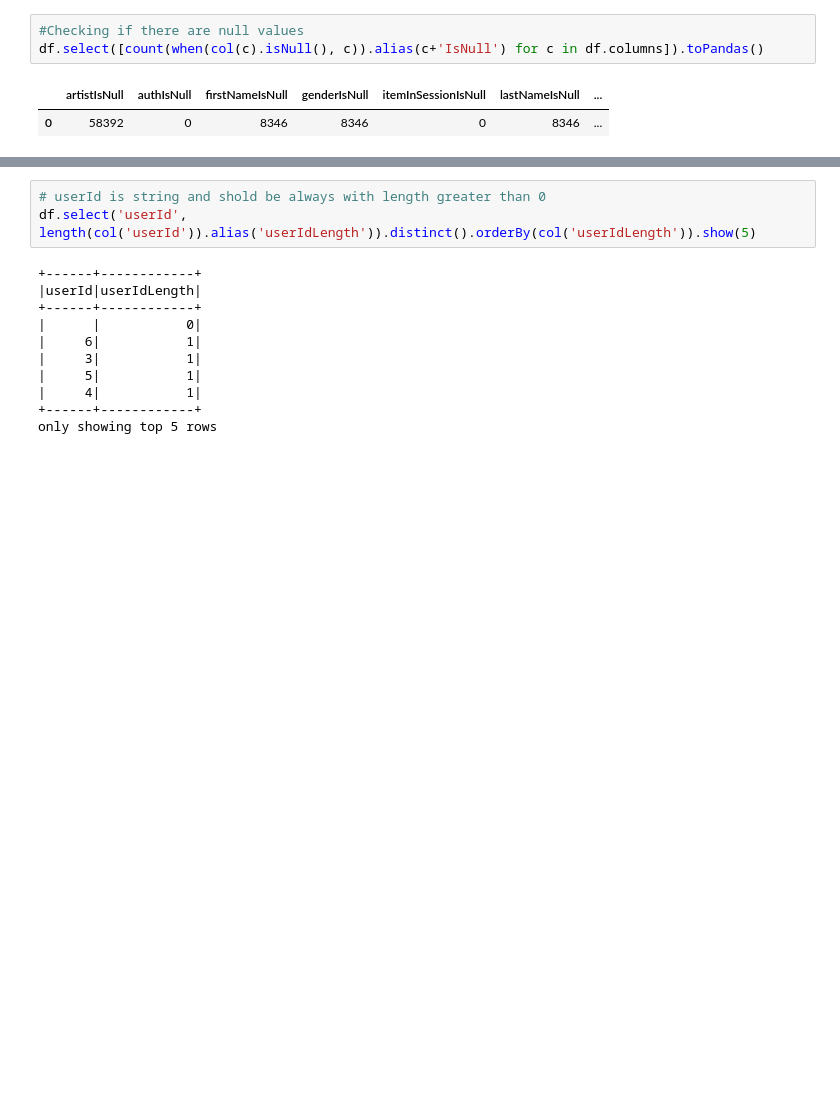
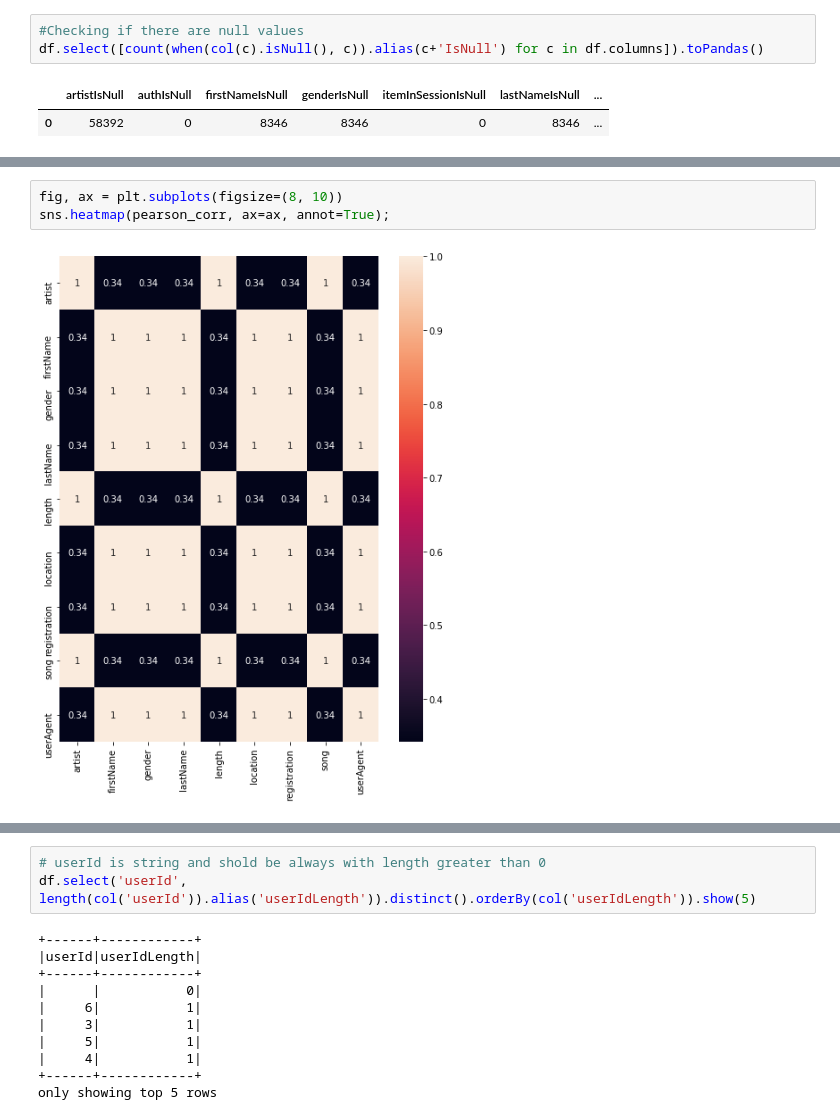
Before and after one commit to marcelokscunha/projects, a Jupyter notebook: spark-churn/Sparkify-local.ipynb, the cells around one changed output, grey strips where cells are left out. Cells and saved outputs as stored; diff of their text form; blank space fills up the shorter version.

Commit message:
Add EDA plots

```diff
--- a/spark-churn/Sparkify-local.ipynb
+++ b/spark-churn/Sparkify-local.ipynb
@@ -200,0 +233,5 @@ Let's check userId:
+# %%
+fig, ax = plt.subplots(figsize=(8, 10))
+sns.heatmap(pearson_corr, ax=ax, annot=True);
+# %% [output]
+[figure, added]
```
Also changed, not shown: parts of 35 cells of this notebook.
